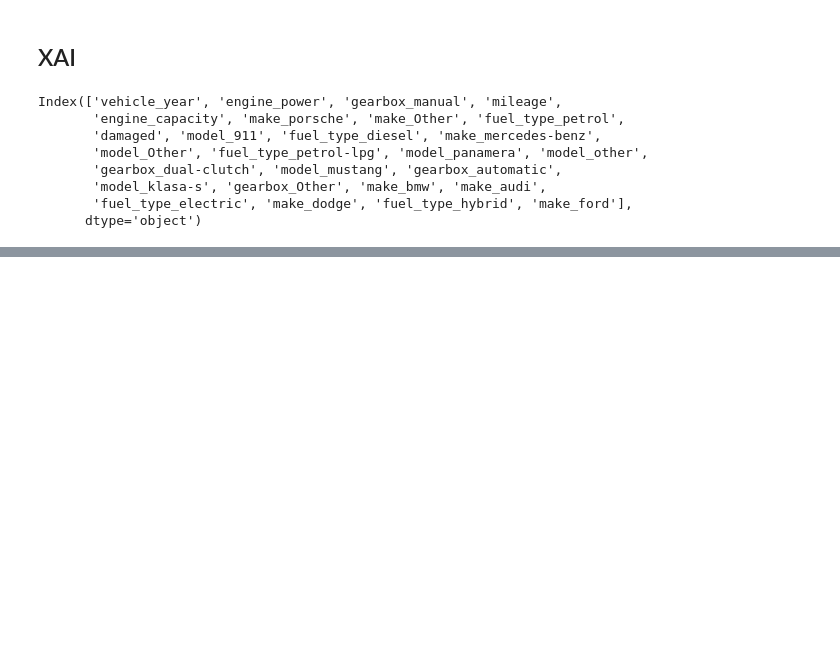
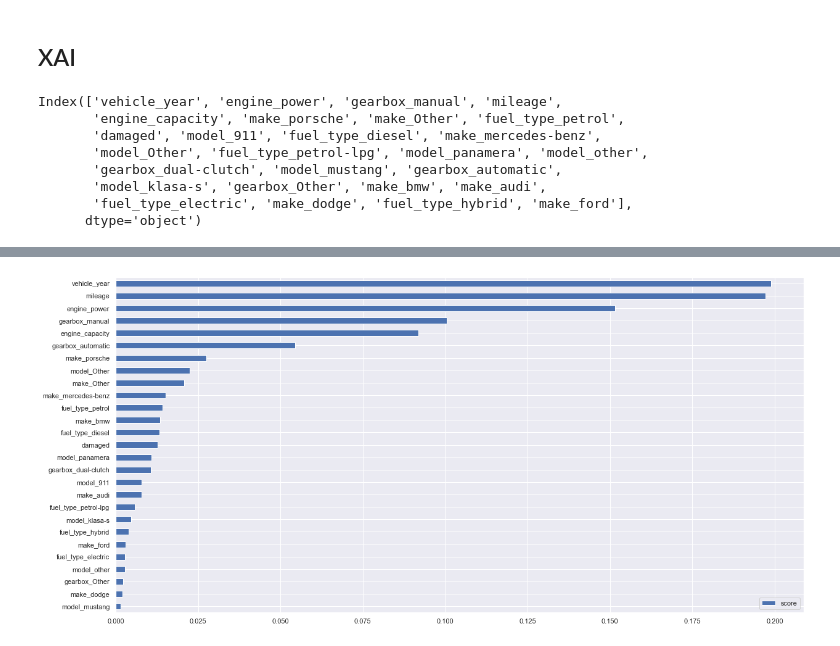
Before and after one commit to boro128/OLX_recruitment_task, a Jupyter notebook: solution.ipynb, the cells around one changed output, grey strips where cells are left out. Cells and saved outputs as stored; diff of their text form; code cells hidden in the pictures; blank space fills up the shorter version.

```diff
--- a/solution.ipynb
+++ b/solution.ipynb
@@ -488,0 +488,11 @@ shap_values.data = standarizer.inverse_transform(shap_values.data[])
+# %%
+feature_importances = pd.DataFrame(
+        data=model.feature_importances_,
+        index=selected_features,
+        columns=["score"]
+    ).sort_values(by='score')
+
+feature_importances.plot(kind='barh', figsize = (20,10))
+plt.show()
+# %% [output]
+[figure, added]
```
Also changed, not shown: parts of 7 cells of this notebook.
